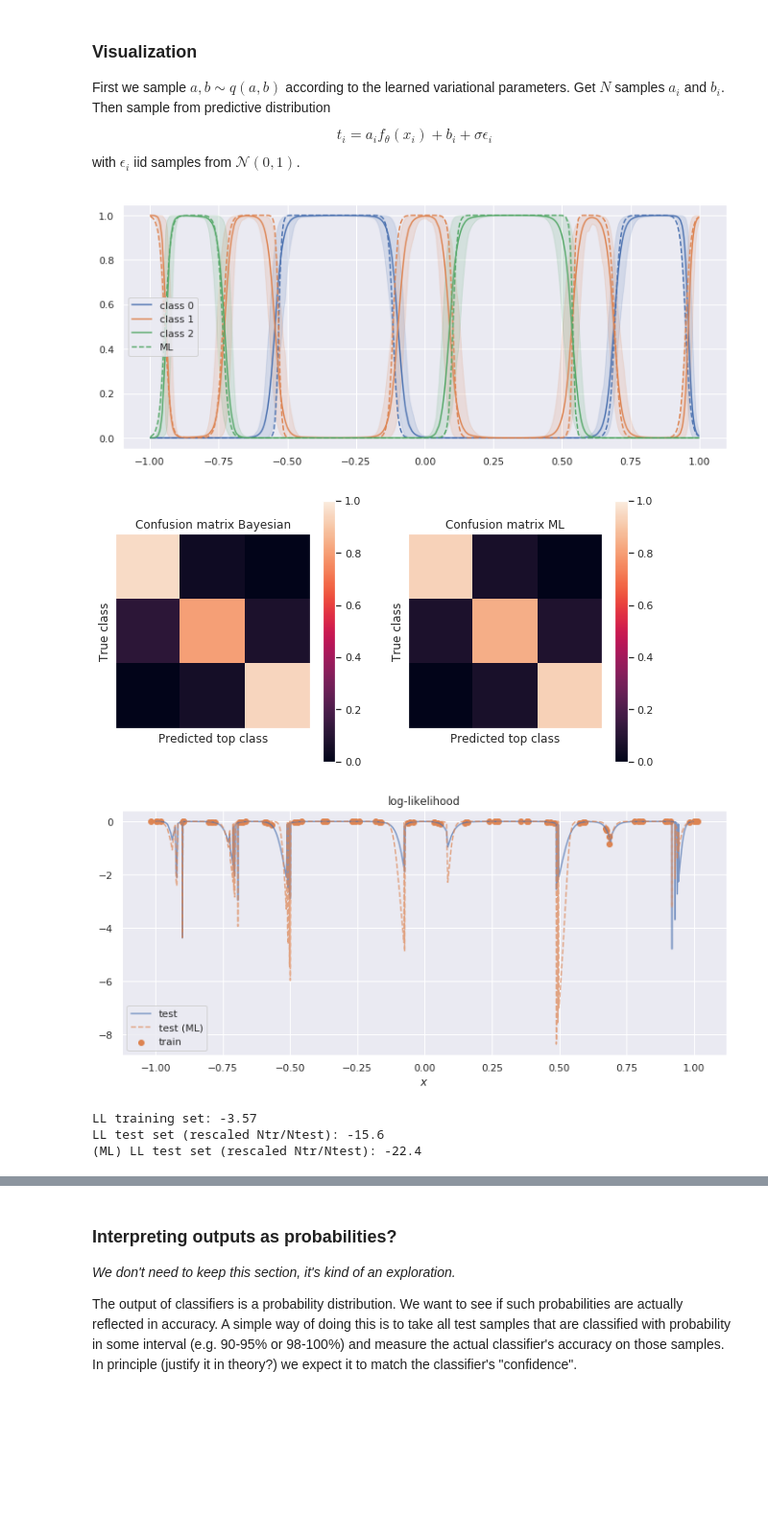
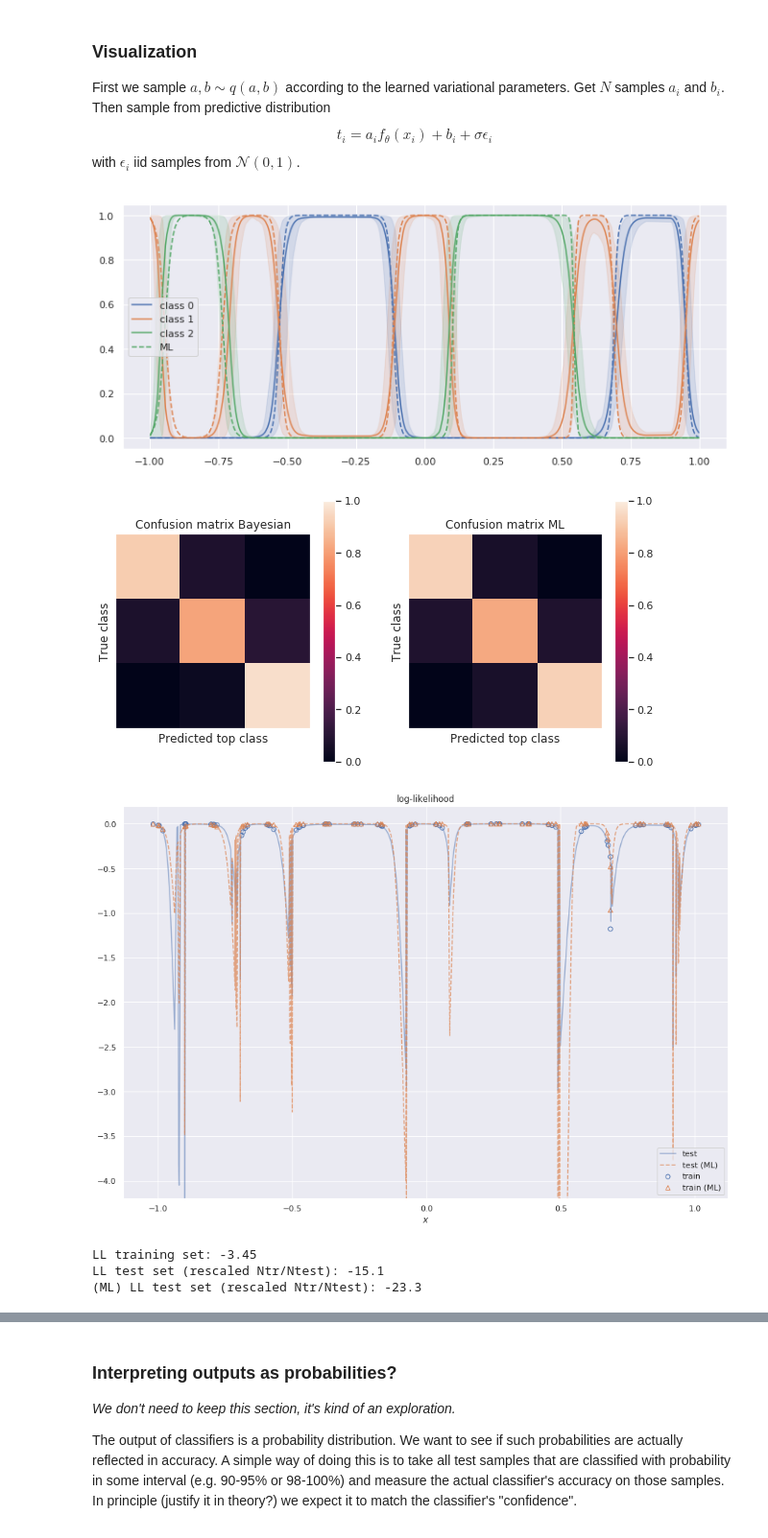
Before and after one commit to vlievin/deep-bayes, a Jupyter notebook: classification-toyexample-covariance.ipynb, the cells around one changed output, grey strips where cells are left out. Shown at 96% size. Cells and saved outputs as stored; diff of their text form; code cells hidden in the pictures; blank space fills up the shorter version.

```diff
--- a/classification-toyexample-covariance.ipynb
+++ b/classification-toyexample-covariance.ipynb
@@ -371,7 +371,7 @@ TEST : loss 22.4  Recons 22.4    acc 0.904   ll -27
 features = FeaturesExtractor(n_out=last_layer_size, use_dropout=True)
 stochastic = CovarianceStochasticLayer()
 l_rate = 0.001
-epochs = 3000
+epochs = 5000
 n_samples = 3  # MC samples per example
 n_samples_test = 50
 n_parameters = a_size + b_size
@@ -380,10 +380,10 @@ mu_ab = nn.Parameter(torch.zeros((n_parameters)))  # for a and b
 # TODO: rather than init Sigma small (-> high KL), anneal beta from 0 to 1
 
 # diagonal covariance
-logvar_ab = nn.Parameter(torch.zeros((n_parameters)) - 2)   # note this is NOT the log variance
+logvar_ab = nn.Parameter(torch.zeros((n_parameters)) - 1)   # note this is NOT the log variance
 
 # off-diagonal covariance
-cov_ab_params = nn.Parameter(torch.randn((n_parameters*(n_parameters-1)//2)) * 0.01)
+cov_ab_params = nn.Parameter(torch.randn((n_parameters*(n_parameters-1)//2)) * 0.1)
 
 optimiser = torch.optim.Adam(list(features.parameters()) + [mu_ab, logvar_ab, cov_ab_params], lr = l_rate)
 
@@ -635,7 +635,7 @@ plt.xlabel('Predicted top class')
 plt.ylabel('True class')
 plt.show()
 # %% [output]
-[figure, old version]
+[figure, new version]
 [figure]
 # %%
 ##### BAYESIAN MODEL
@@ -685,40 +685,59 @@ with torch.no_grad():
 
 
 
     # Compute deterministic NN output
     h = features(x)
     cov_ab = flat_to_triangular(cov_ab_params)
     for i in range(n_samples_test):
         # Sample last layer's weights from posterior q(a, b)
         ab_sample = stochastic(mu_ab, make_cholesky(logvar_ab, cov_ab))
         a, b = ab_sample[:-b_size], ab_sample[-b_size:]
         a = a.view(a_shape)
         b = b.unsqueeze(0)
 
         # Compute last layer output (the logits) with the weights just sampled
         y = h @ a + b    # shape: (N, n_classes)
 
         recons[i] = f.cross_entropy(y, t_values, reduction='none')
 
     log_likelihood = (log_sum_exp(-recons, dim=0) - np.log(n_samples_test)).squeeze().detach().cpu().numpy()
 
+
+    ## ML model
+    h = ml_features(x)
+    cov_ab = flat_to_triangular(cov_ab_params)
+    ab_sample = ml_mu_ab
+    a, b = ab_sample[:-b_size], ab_sample[-b_size:]
+    a = a.view(a_shape)
+    b = b.unsqueeze(0)
+
+    # Compute last layer output (the logits) with the weights just sampled
+    y = h @ a + b    # shape: (N, n_classes)
+
+    recons_ml[0] = f.cross_entropy(y, t_values, reduction='none')
+
+    log_likelihood_ml = (log_sum_exp(-recons_ml, dim=0) - np.log(1)).squeeze().detach().cpu().numpy()
+
+
 x_test_numpy = x_test.detach().cpu().numpy().flatten()
 x_numpy = x.detach().cpu().numpy().flatten()
-plt.figure(figsize=(14, 8))
-plt.scatter(x_numpy, log_likelihood, label='train', color=sns.color_palette()[1])
-plot(x_test_numpy, log_likelihood_test, title='log-likelihood', label='test', line_alpha=0.7, xlabel='$x$')
+plt.figure(figsize=(15, 10))
+plt.scatter(x_numpy, log_likelihood, label='train', color=sns.color_palette()[0], facecolors='none')
+plt.scatter(x_numpy, log_likelihood_ml, label='train (ML)', color=sns.color_palette()[1], facecolors='none', marker='^')
+plot(x_test_numpy, log_likelihood_test, title='log-likelihood', label='test', line_alpha=0.5, xlabel='$x$')
 plot(x_test_numpy, log_likelihood_test_ml, title='log-likelihood', label='test (ML)', line_alpha=0.7, linestyle='--', xlabel='$x$')
+plt.ylim([-4.2, .2])
 plt.show()
 
 # TODO check these
 print("LL training set: {:.3g}".format(log_likelihood.sum()))
 print("LL test set (rescaled Ntr/Ntest): {:.3g}".format(log_likelihood_test.mean()*N))
 print("(ML) LL test set (rescaled Ntr/Ntest): {:.3g}".format(log_likelihood_test_ml.mean()*N))
 # %% [output]
-[figure, old version]
+[figure, new version]
-LL training set: -3.57
-LL test set (rescaled Ntr/Ntest): -15.6
-(ML) LL test set (rescaled Ntr/Ntest): -22.4
+LL training set: -3.45
+LL test set (rescaled Ntr/Ntest): -15.1
+(ML) LL test set (rescaled Ntr/Ntest): -23.3
 # %%
 L = make_cholesky(logvar_ab, cov_ab).detach().cpu().numpy()
 Cov = L @ L.T
```
Also changed, not shown: parts of 5 cells of this notebook.
